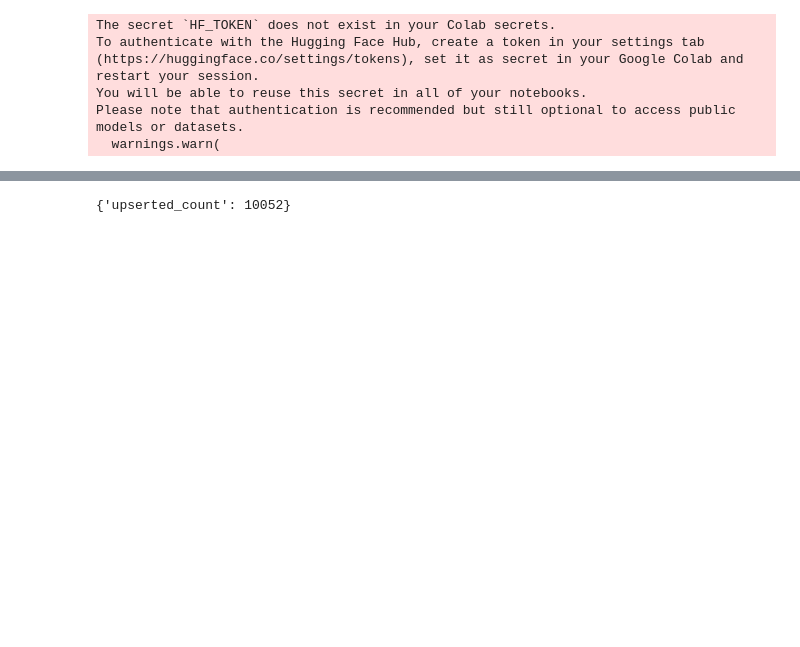
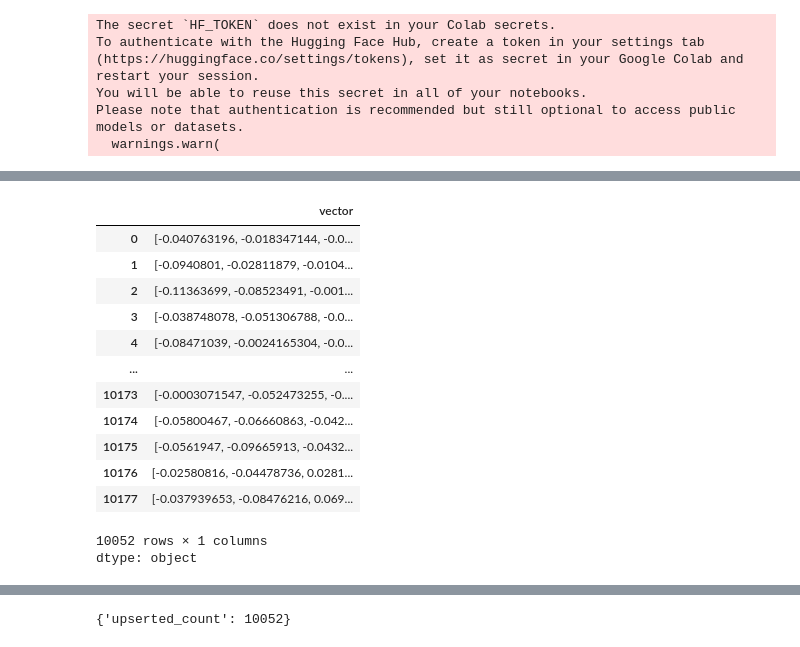
Before and after one commit to joel280584/PineConeLearning, a Jupyter notebook: Introduction_to_Pinecone.ipynb, the cells around one changed output, grey strips where cells are left out. Cells and saved outputs as stored; diff of their text form; code cells hidden in the pictures; blank space fills up the shorter version.

```diff
--- a/Introduction_to_Pinecone.ipynb
+++ b/Introduction_to_Pinecone.ipynb
@@ -118,5 +184,20 @@ imdb_df['id'] = imdb_df.index.astype(str)
 # %%
-imdb_df['values'] = imdb_df['vector'].tolist()
+imdb_df['vector']
+# %% [output]
+|  | vector |
+| 0 | [-0.040763196, -0.018347144, -0.0... |
+| 1 | [-0.0940801, -0.02811879, -0.0104... |
+| 2 | [-0.11363699, -0.08523491, -0.001... |
+| 3 | [-0.038748078, -0.051306788, -0.0... |
+| 4 | [-0.08471039, -0.0024165304, -0.0... |
+| ... | ... |
+| 10173 | [-0.0003071547, -0.052473255, -0.... |
+| 10174 | [-0.05800467, -0.06660863, -0.042... |
+| 10175 | [-0.0561947, -0.09665913, -0.0432... |
+| 10176 | [-0.02580816, -0.04478736, 0.0281... |
+| 10177 | [-0.037939653, -0.08476216, 0.069... |
+10052 rows × 1 columns
+dtype: object
 # %%
 upsert_df = imdb_df[['id','values']]
 # %%
```
Also changed, not shown: parts of 13 cells of this notebook.
